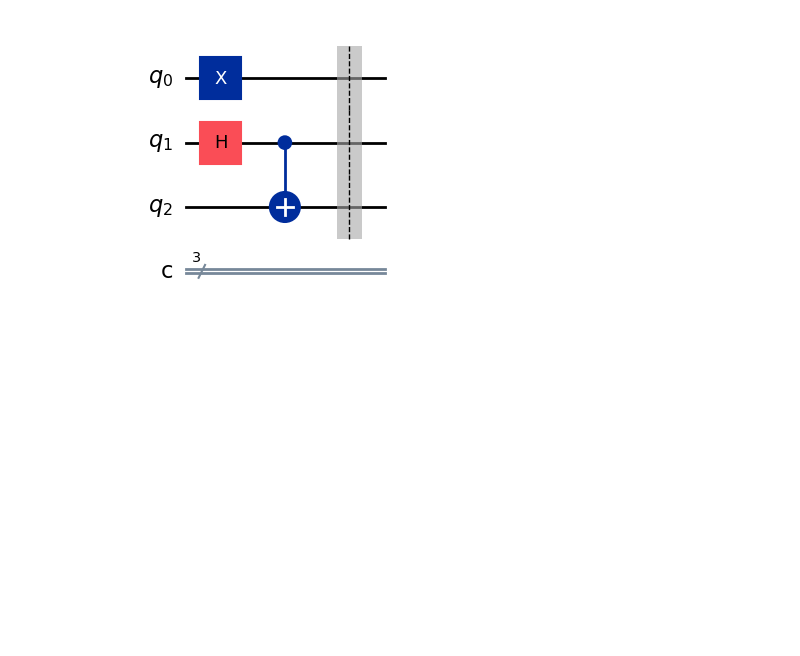
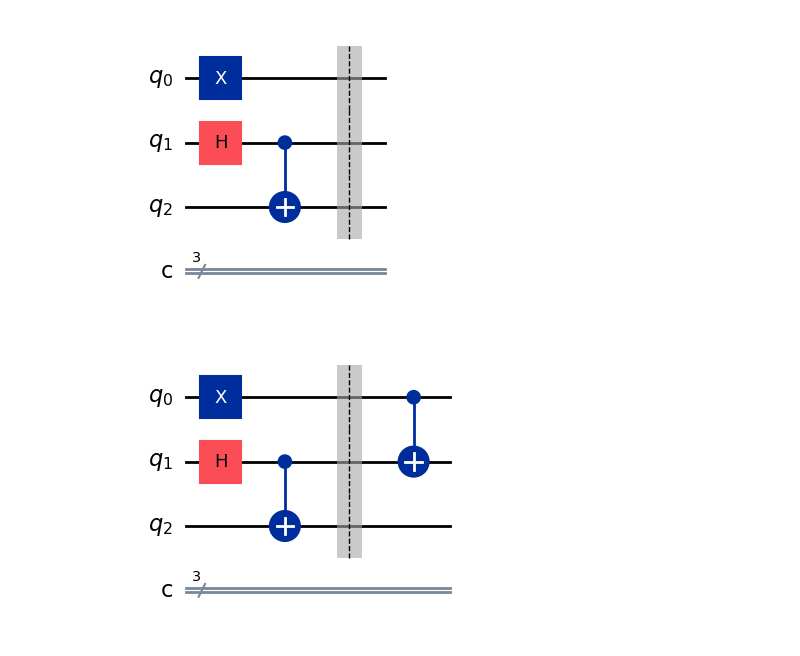
Before and after one commit to JayZeus999/Quantum-Teleportation-Simulation, a Jupyter notebook: q-teleportation.ipynb, the cells around one changed output. Saved outputs shown, nothing was run; the diff lists cells and outputs as text; code cells hidden in the pictures; blank space fills up the shorter version.

Commit message:
Create entanglement with q0 & q1

```diff
--- a/q-teleportation.ipynb
+++ b/q-teleportation.ipynb
@@ -47,3 +47,11 @@ qc.barrier()
 qc.draw("mpl")
 # %% [output]
 [figure]
+# %%
+# Create entanglement with q0 & q1
+
+qc.cx(0, 1) # CNOT 1st 'cause H|1> = |0> - |1> / sq.rt(2)
+
+qc.draw("mpl")
+# %% [output]
+[figure, added]
```
Also changed, not shown: parts of 1 cell of this notebook.
